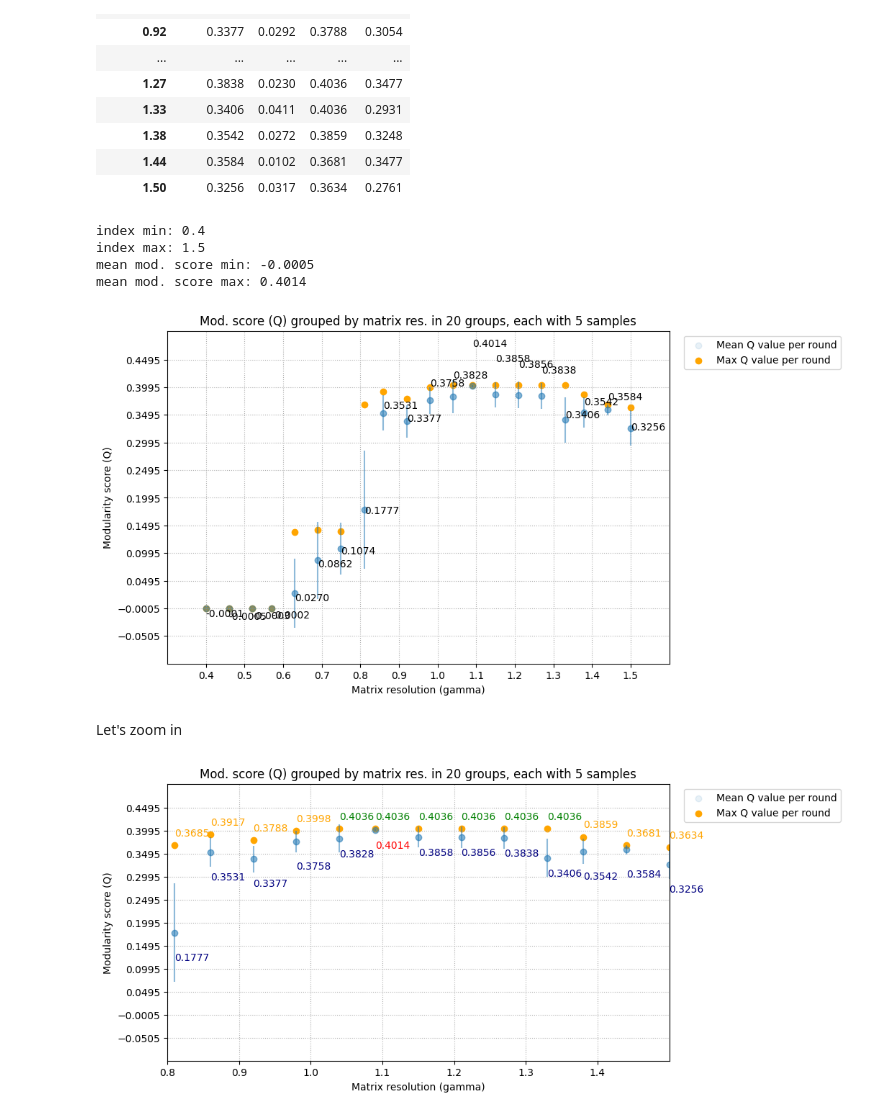
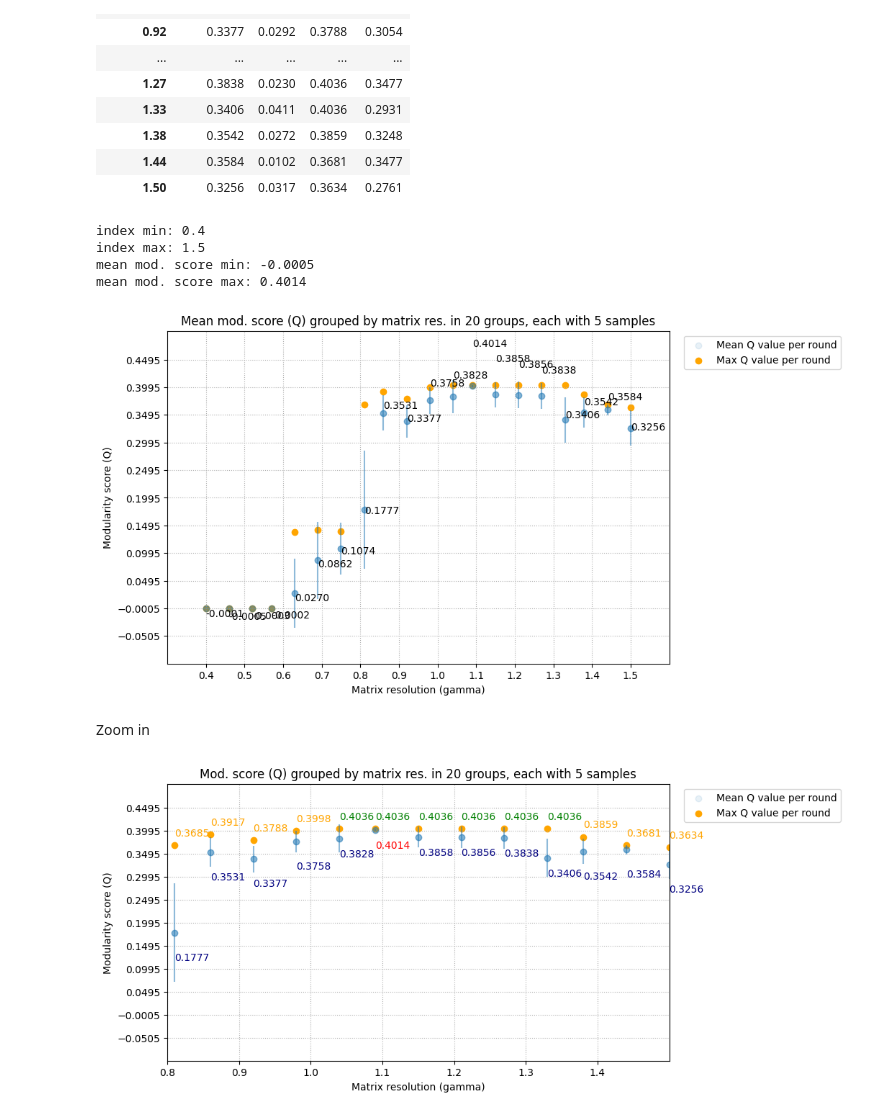
Before and after one commit to QStats/StatsModule, a Jupyter notebook: 1_results_karate.ipynb, the cells around one changed output. Drawn from its saved outputs; the diff is of its cells as text; code cells hidden in the pictures.

```diff
--- a/1_results_karate.ipynb
+++ b/1_results_karate.ipynb
@@ -158,7 +158,7 @@ axes.xaxis.set_major_locator(x_major_ticker)
 axes.xaxis.set_minor_locator(x_minor_ticker)
 
 axes.set_title(
-    f"Mod. score (Q) grouped by matrix res. in {n_groups} groups,"
+    f"Mean mod. score (Q) grouped by matrix res. in {n_groups} groups,"
     + f" each with {n_in_group} samples"
 )
 axes.set_xlabel("Matrix resolution (gamma)")
@@ -196,36 +196,36 @@ axes.errorbar(
     a_by_res.mod_score["mean"],
     yerr=a_by_res.mod_score["std"],
     fmt="o",
     alpha=0.5,
 )
 
 x_offsets = [
     0.0009 * (-1) ** (i + 1) if y > 0.425 else 0
     for i, (x, y) in enumerate(
         zip(a_by_res.index, a_by_res.mod_score["mean"])
     )
 ]
 
 d = {k: v for k, v in enumerate(zip(a_by_res.index, a_by_res.mod_score["mean"]))}
 d_sorted = dict(sorted(d.items(), key=lambda item: item[1][1]))
 y_offsets = [0.1 if x > 0.41 else -0.03 for x in a_by_res.mod_score["mean"]]
 
 off = 0.01
 for i, t in enumerate(list(d_sorted.items())):
     _, (k, v) = t
     axes.annotate(text=f"{v:.4f}", xy=(k + x_offsets[i], v+y_offsets[i]+off), color="black")
     # off += 0.005
     off *= 1.13
 
 axes.legend(bbox_to_anchor=(1.02, 1), loc=2);
 # %% [output]
 index min: 0.4
 index max: 1.5
 mean mod. score min: -0.0005
 mean mod. score max: 0.4014
-[figure, old version]
+[figure, new version]
-# %% [markdown]
-Let's zoom in
+# %% [markdown]
+Zoom in
 # %%
 plt.rcParams["figure.figsize"] = (9, 5)
 
```
Also changed, not shown: parts of 4 cells of this notebook, 2 other files.
